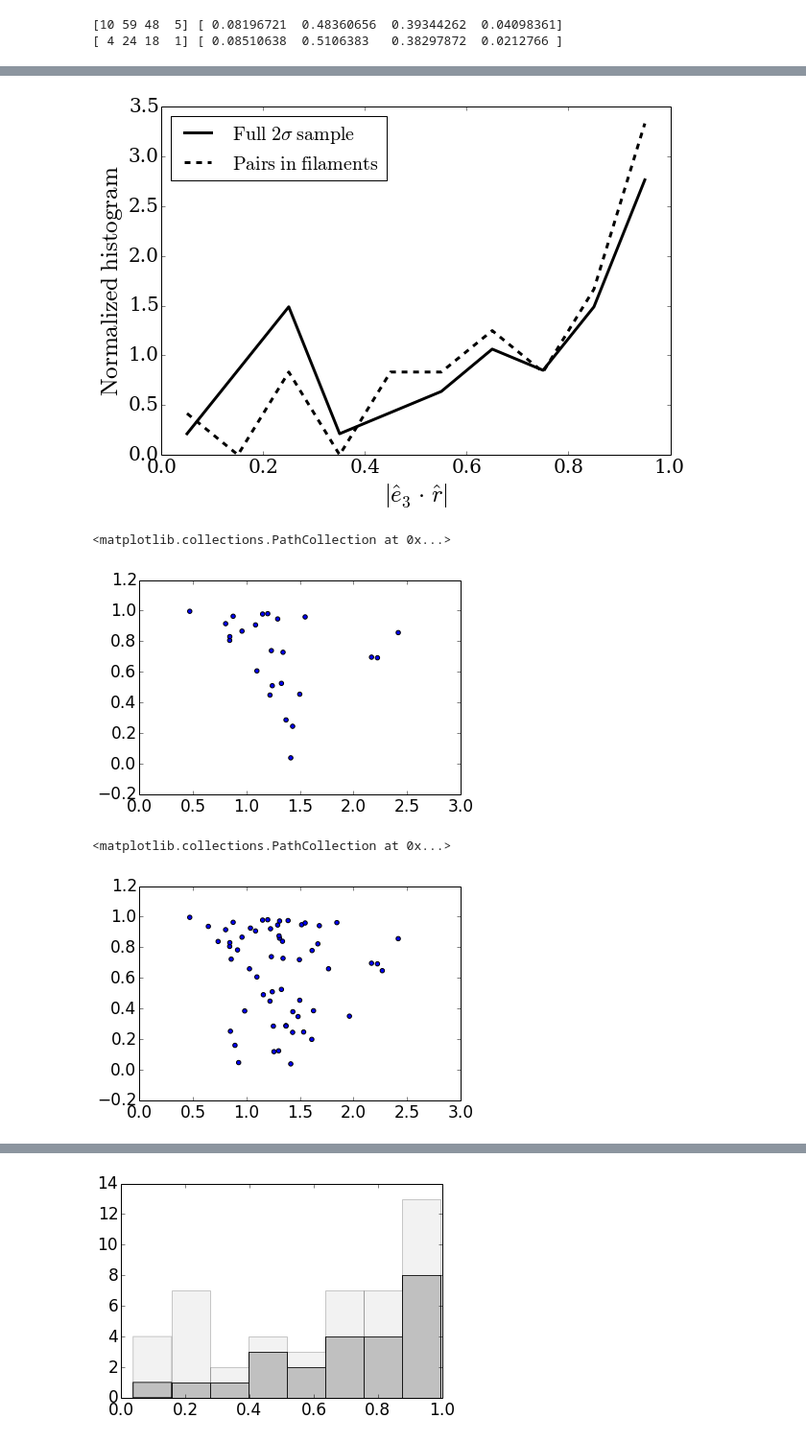
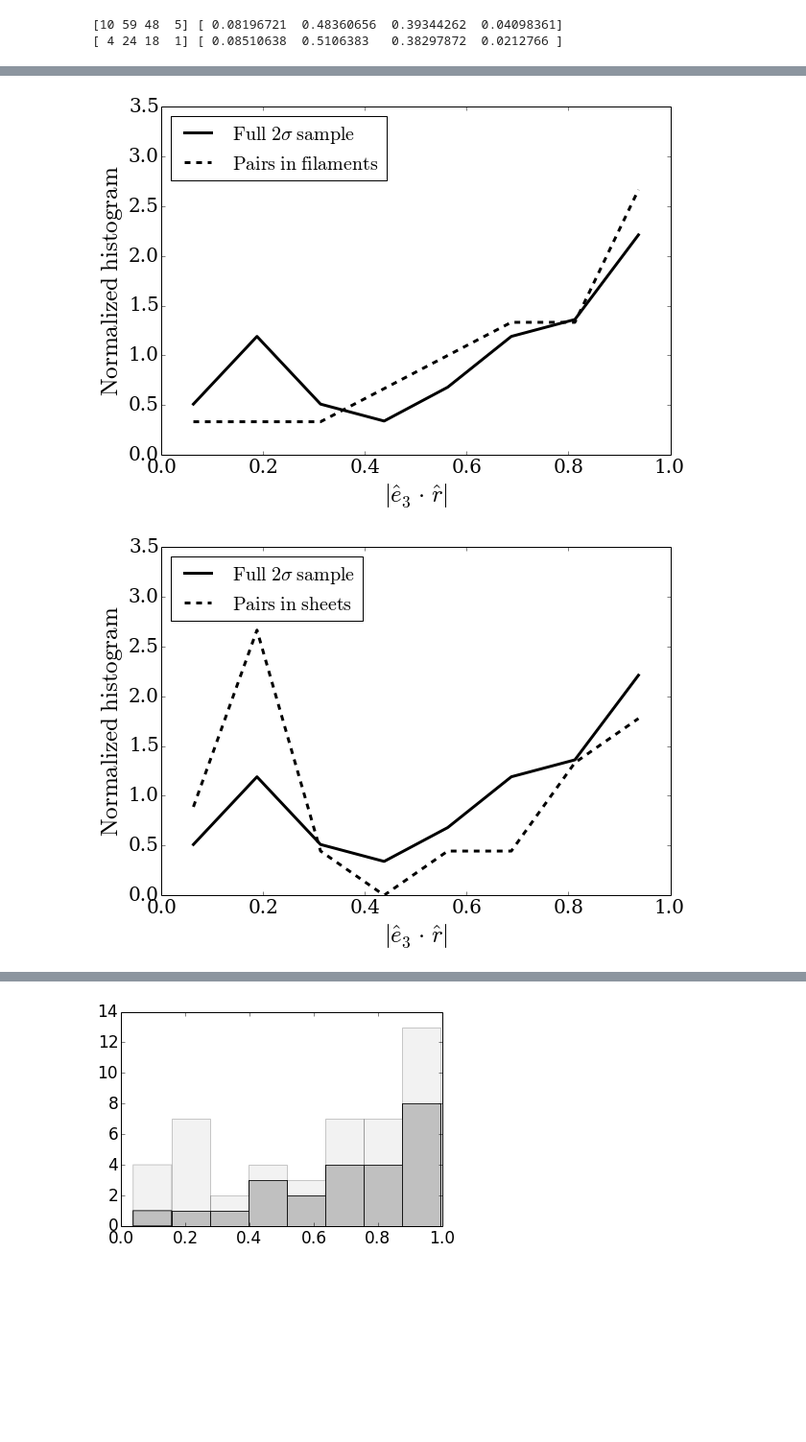
Before and after one commit to forero/LGEnvironment, a Jupyter notebook: code/AnalyzeData.ipynb, the cells around one changed output, grey strips where cells are left out. Shown: that part at 96% size. Drawn from its saved outputs; the diff is of its cells as text; code cells hidden in the pictures; blank space fills up the shorter version.

```diff
--- a/code/AnalyzeData.ipynb
+++ b/code/AnalyzeData.ipynb
@@ -239,48 +241,16 @@ savefig(filename + '.png',format = 'png', transparent=True)
-# %%
-fig = figure(1, figsize=(9.5,6.5))
-ax = axes()
-ax.set_xlabel("$|\hat{e}_3\cdot\ \hat{r}|$",fontsize=25)
-ax.set_ylabel("${\mathrm{Normalized\ histogram}}$",fontsize=25)
-ticklabels_x = ax.get_xticklabels()
-ticklabels_y = ax.get_yticklabels()
-
-for label_x in ticklabels_x:
-    label_x.set_fontsize(20)
-    label_x.set_family('serif')
-for label_y in ticklabels_y:
-    label_y.set_fontsize(20)
-    label_y.set_family('serif')
-
-histo_bins = linspace(0,1.0,11)
-delta = 0.5*(histo_bins[1] - histo_bins[0])
-
-hist_A, bin_edges_A = histogram(abs(mu_pos_eigenv3_2S), bins=histo_bins, density=True)
-hist_B, bin_edges_B = histogram(abs(mu_pos_eigenv3_2S[fil_id_2S]), bins=histo_bins, density=True)
-
-plot(bin_edges_A[:-1]+delta,hist_A,color='black',ms=1,linewidth=3.0, label="$\mathrm{Full\ 2\sigma\  sample}$")
-plot(bin_edges_B[:-1]+delta,hist_B,'r--',color='black',ms=2,linewidth=3.0, label="$\mathrm{Pairs\ in\ filaments}$")
-
-
-ax.legend(loc=2, scatterpoints=1, prop={'size':20})
-
-ax.set_xlim([0.0,1.0])
-ax.set_ylim([0.0,3.5])
-
-filename = "alignment_filament_pos_2S"
-savefig(filename + '.eps',format = 'eps', transparent=True)
-savefig(filename + '.pdf',format = 'pdf', transparent=True)
-savefig(filename + '.png',format = 'png', transparent=True)
-#n, bins, patches = hist(abs(mu_pos_eigenv3[fil_id]), histo_bins, normed=0, color = 'silver')
-#n, bins, patches = hist(abs(mu_pos_eigenv3), histo_bins, normed=0, color = 'silver', alpha=0.3)
-# %% [output]
-[figure, removed]
-# %%
-scatter(norm_delta_2S[fil_id_2S], abs(mu_pos_eigenv3_2S[fil_id_2S]))
-# %% [output]
-<matplotlib.collections.PathCollection at 0x...>
-[figure, removed]
-# %%
-scatter(norm_delta_3S[fil_id], abs(mu_pos_eigenv3[fil_id]))
-# %% [output]
-<matplotlib.collections.PathCollection at 0x...>
-[figure, removed]
+# %%
+plot_alignment(mu_pos_eigenv3_2S, fil_id_2S,
+                label1="$\mathrm{Full\ 2\sigma\  sample}$", label2="$\mathrm{Pairs\ in\ filaments}$",
+                fileout="align_filament_pos_e3_2S", label_x="$|\hat{e}_3\cdot\ \hat{r}|$")
+plot_alignment(mu_pos_eigenv3_2S, sheet_id_2S,
+                label1="$\mathrm{Full\ 2\sigma\  sample}$", label2="$\mathrm{Pairs\ in\ sheets}$",
+                fileout="align_sheet_pos_e3_2S", label_x="$|\hat{e}_3\cdot\ \hat{r}|$")
+plot_alignment(mu_pos_eigenv3_3S, fil_id_2S,
+                label1="$\mathrm{Full\ 3\sigma\  sample}$", label2="$\mathrm{Pairs\ in\ filaments}$",
+                fileout="align_filament_pos_e3_3S", label_x="$|\hat{e}_3\cdot\ \hat{r}|$")
+plot_alignment(mu_pos_eigenv3_3S, sheet_id_3S,
+                label1="$\mathrm{Full\ 3\sigma\  sample}$", label2="$\mathrm{Pairs\ in\ sheets}$",
+                fileout="align_sheet_pos_e3_3S", label_x="$|\hat{e}_3\cdot\ \hat{r}|$")
+# %% [output]
+[figure, added]
+[figure, added]
```
Also changed, not shown: parts of 12 cells of this notebook.
